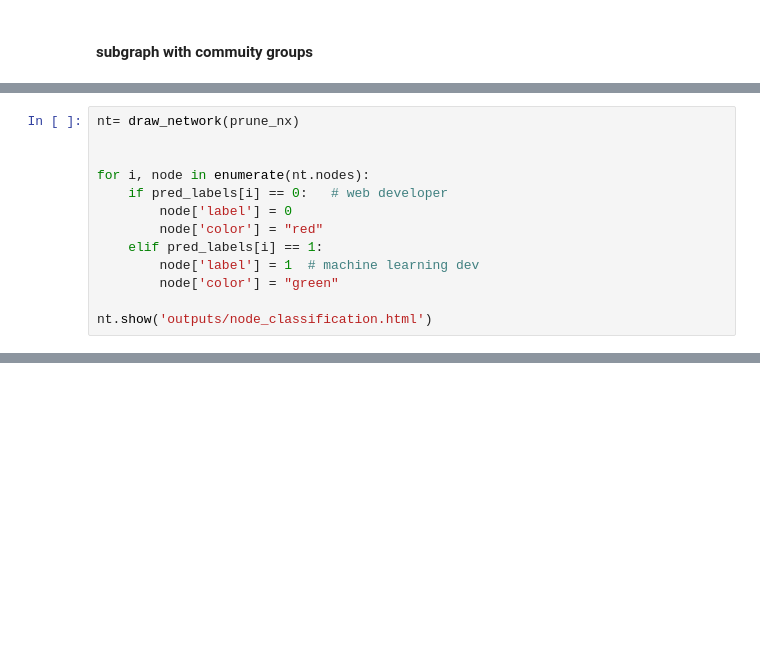
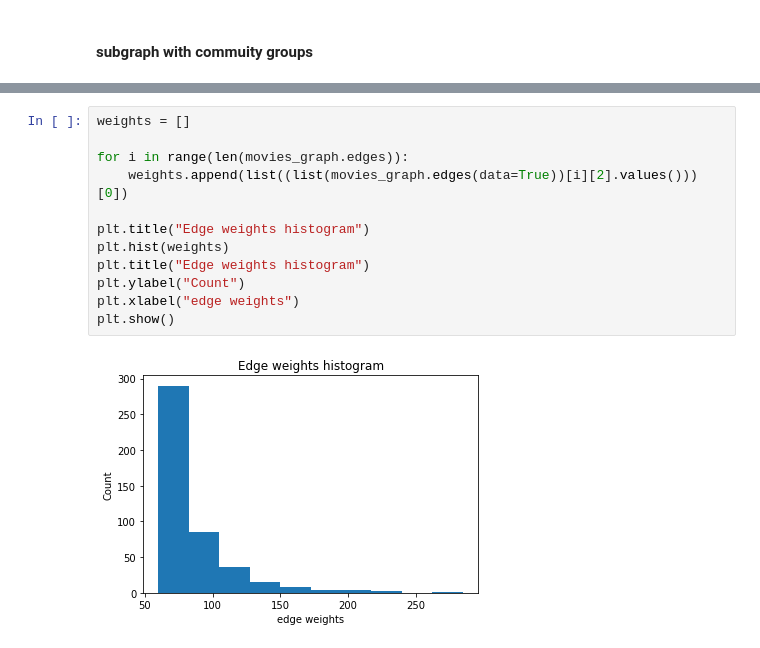
Before and after one commit to ryankarlos/networks_algos, a Jupyter notebook: notebooks/Network_analysis_github.ipynb, the cells around one changed output, grey strips where cells are left out. Drawn from its saved outputs; the diff is of its cells as text; blank space fills up the shorter version.

```diff
--- a/notebooks/Network_analysis_github.ipynb
+++ b/notebooks/Network_analysis_github.ipynb
@@ -311,13 +356,0 @@ pred_labels = node_classification.harmonic_function(prune_nx)
-# %%
-nt= draw_network(prune_nx)
-
-
-for i, node in enumerate(nt.nodes):
-    if pred_labels[i] == 0:   # web developer
-        node['label'] = 0
-        node['color'] = "red"
-    elif pred_labels[i] == 1:
-        node['label'] = 1  # machine learning dev
-        node['color'] = "green"
-
-nt.show('outputs/node_classification.html')
@@ -325,0 +491,14 @@ nt.show('outputs/node_classification.html')
+# %%
+weights = []
+
+for i in range(len(movies_graph.edges)):
+    weights.append(list((list(movies_graph.edges(data=True))[i][2].values()))[0])
+
+plt.title("Edge weights histogram")
+plt.hist(weights)
+plt.title("Edge weights histogram")
+plt.ylabel("Count")
+plt.xlabel("edge weights")
+plt.show()
+# %% [output]
+[figure, added]
```
Also changed, not shown: parts of 33 cells of this notebook, 13 other files.
